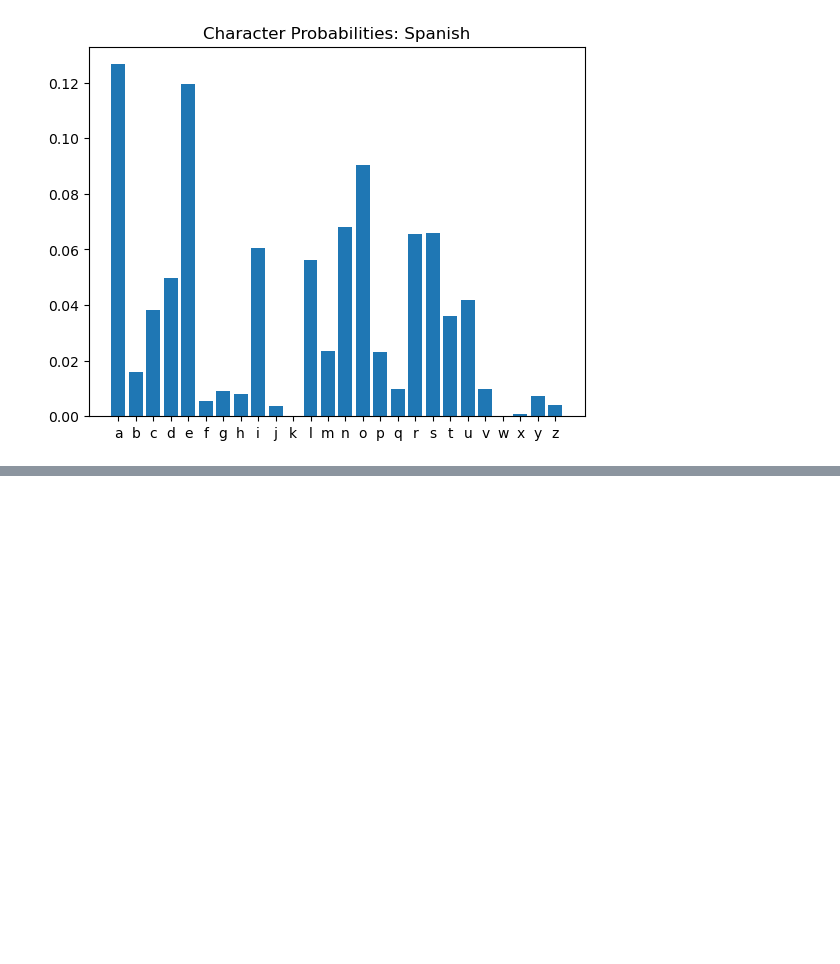
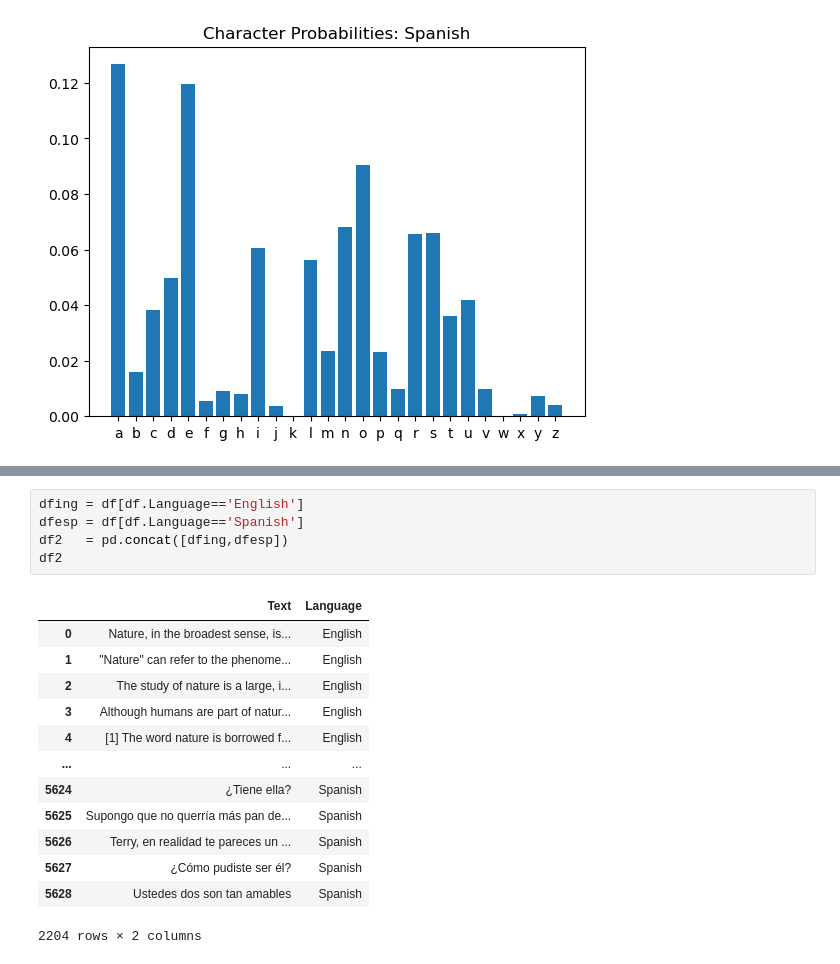
Before and after one commit to jrsalgadoASW/hw2_language_model, a Jupyter notebook: model_creation.ipynb, the cells around one changed output, grey strips where cells are left out. Saved outputs shown, nothing was run; the diff lists cells and outputs as text; blank space fills up the shorter version.

```diff
--- a/model_creation.ipynb
+++ b/model_creation.ipynb
@@ -106,0 +128,19 @@ The text is in English. Log Prob was -1272674.6714736472
+# %%
+dfing = df[df.Language=='English']
+dfesp = df[df.Language=='Spanish']
+df2   = pd.concat([dfing,dfesp])
+df2
+# %% [output]
+|  | Text | Language |
+| 0 | Nature, in the broadest sense, is... | English |
+| 1 | "Nature" can refer to the phenome... | English |
+| 2 | The study of nature is a large, i... | English |
+| 3 | Although humans are part of natur... | English |
+| 4 | [1] The word nature is borrowed f... | English |
+| ... | ... | ... |
+| 5624 | ¿Tiene ella? | Spanish |
+| 5625 | Supongo que no querría más pan de... | Spanish |
+| 5626 | Terry, en realidad te pareces un ... | Spanish |
+| 5627 | ¿Cómo pudiste ser él? | Spanish |
+| 5628 | Ustedes dos son tan amables | Spanish |
+2204 rows × 2 columns
```
Also changed, not shown: parts of 6 cells of this notebook.
